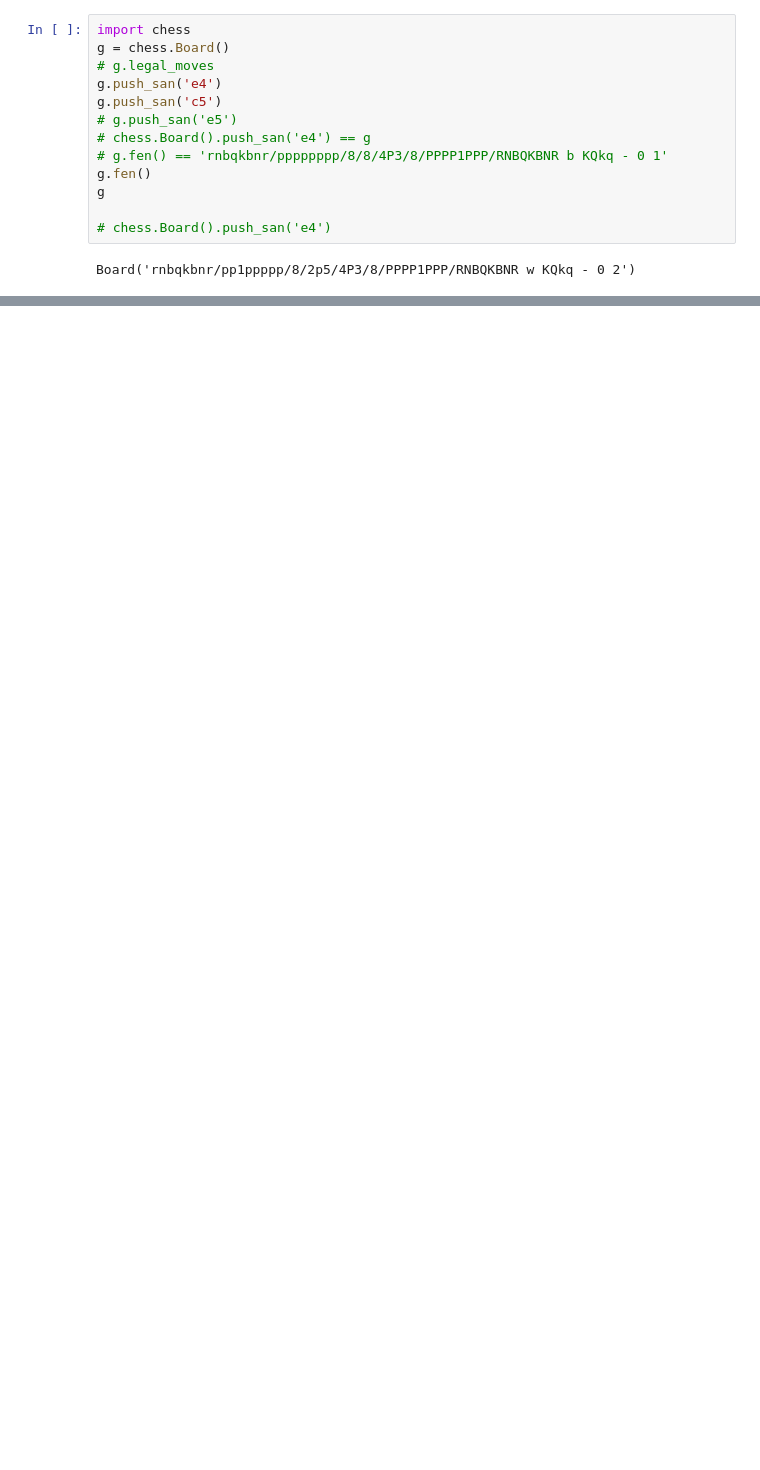
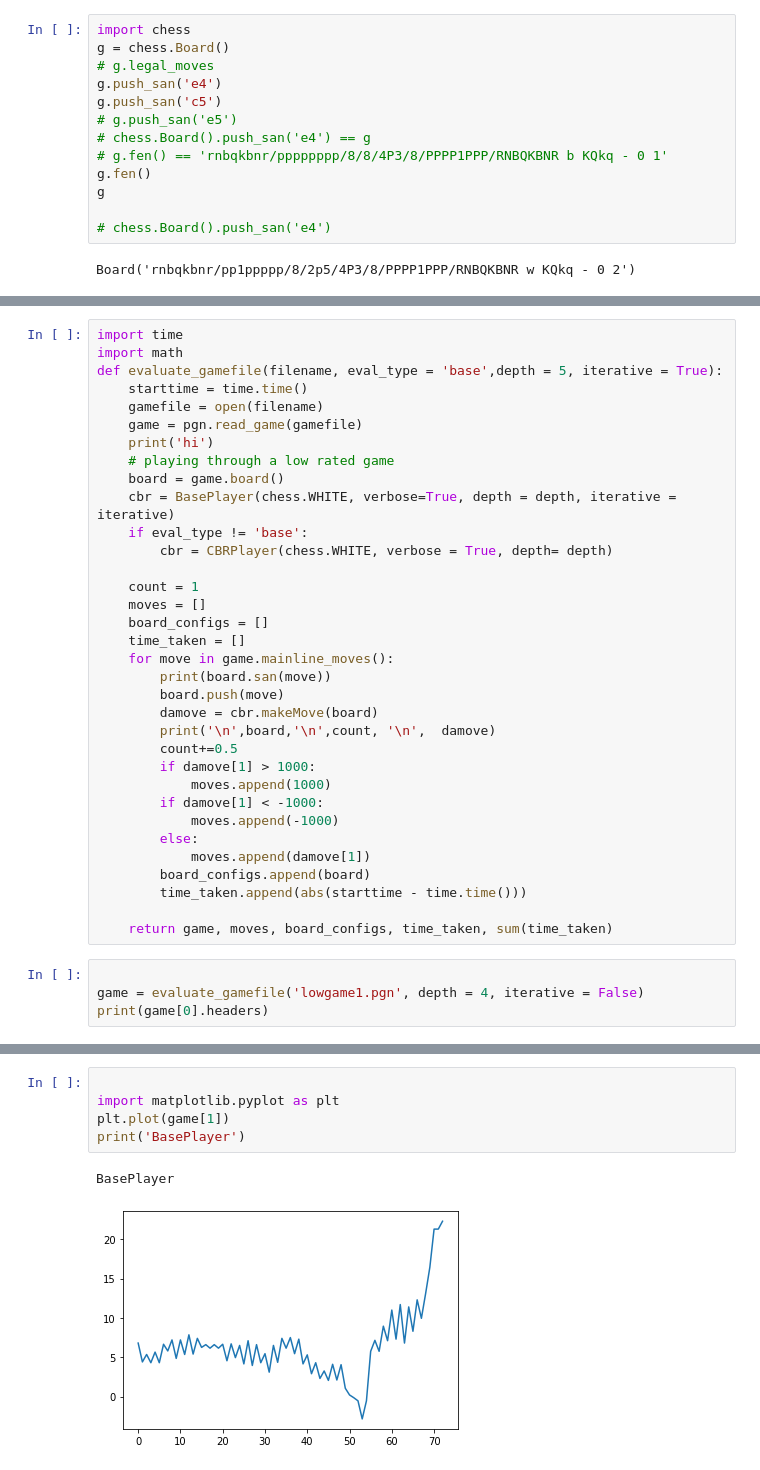
Before and after one commit to rlavelle/ChessAI, a Jupyter notebook: eval.ipynb, the cells around one changed output, grey strips where cells are left out. Drawn from its saved outputs; the diff is of its cells as text; blank space fills up the shorter version.

Commit message:
some preliminary results comparing regular alpha-beta and rule-based pruning, allow searching through just one depth in BasePlayer

```diff
--- a/eval.ipynb
+++ b/eval.ipynb
@@ -288 +244,39 @@ c7d8
 100000000000.0
+# %%
+import time
+import math
+def evaluate_gamefile(filename, eval_type = 'base',depth = 5, iterative = True):
+    starttime = time.time()
+    gamefile = open(filename)
+    game = pgn.read_game(gamefile)
+    print('hi')
+    # playing through a low rated game
+    board = game.board()
+    cbr = BasePlayer(chess.WHITE, verbose=True, depth = depth, iterative = iterative)
+    if eval_type != 'base':
+        cbr = CBRPlayer(chess.WHITE, verbose = True, depth= depth)
+
+    count = 1
+    moves = []
+    board_configs = []
+    time_taken = []
+    for move in game.mainline_moves():
+        print(board.san(move))
+        board.push(move)
+        damove = cbr.makeMove(board)
+        print('\n',board,'\n',count, '\n',  damove)
+        count+=0.5
+        if damove[1] > 1000:
+            moves.append(1000)
+        if damove[1] < -1000:
+            moves.append(-1000)
+        else:
+            moves.append(damove[1])
+        board_configs.append(board)
+        time_taken.append(abs(starttime - time.time()))
+
+    return game, moves, board_configs, time_taken, sum(time_taken)
+# %%
+
+game = evaluate_gamefile('lowgame1.pgn', depth = 4, iterative = False)
+print(game[0].headers)
@@ -288,0 +301,8 @@ c7d8
+# %%
+
+import matplotlib.pyplot as plt
+plt.plot(game[1])
+print('BasePlayer')
+# %% [output]
+BasePlayer
+[figure, added]
```
Also changed, not shown: parts of 15 cells of this notebook, 1 other file.
